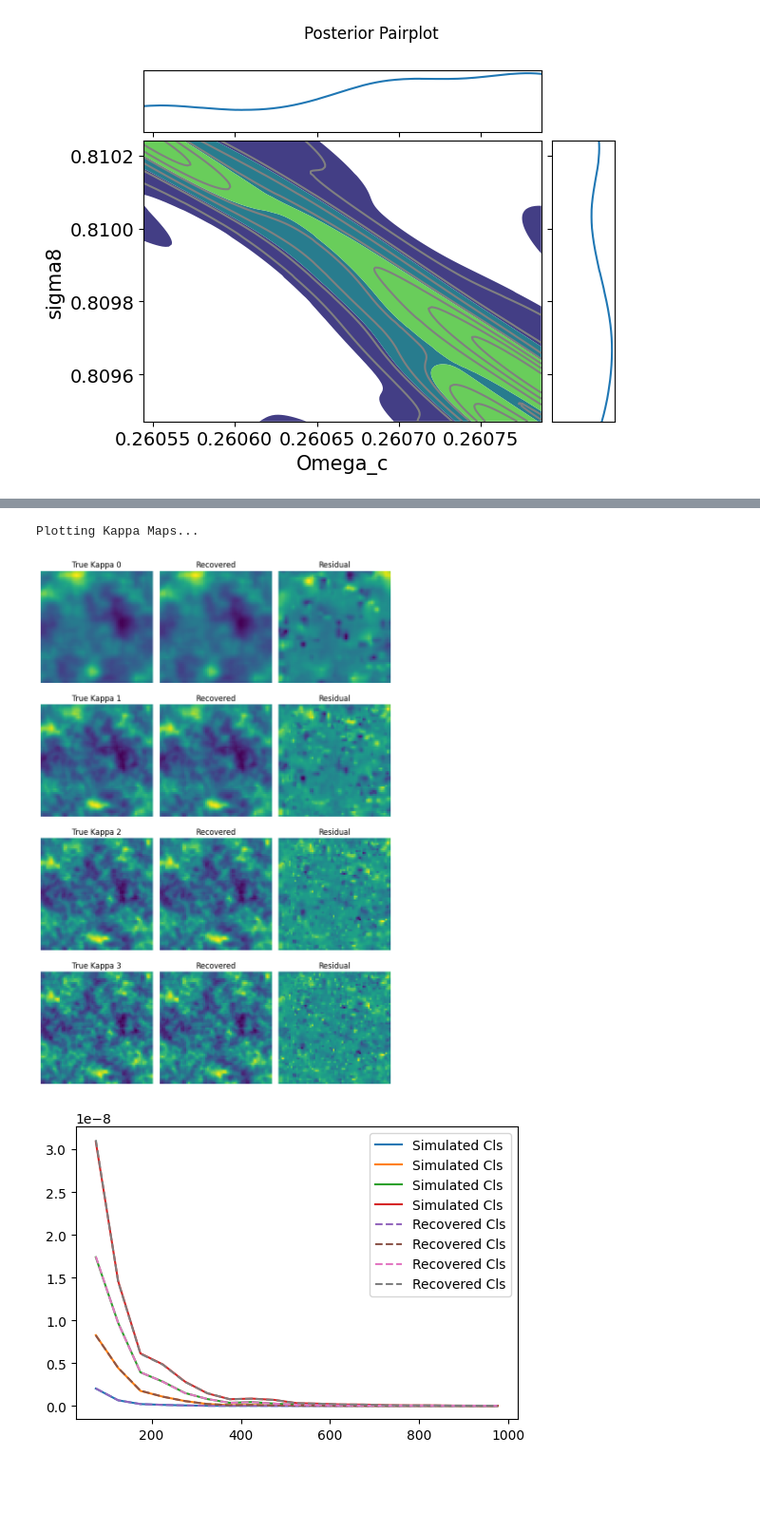
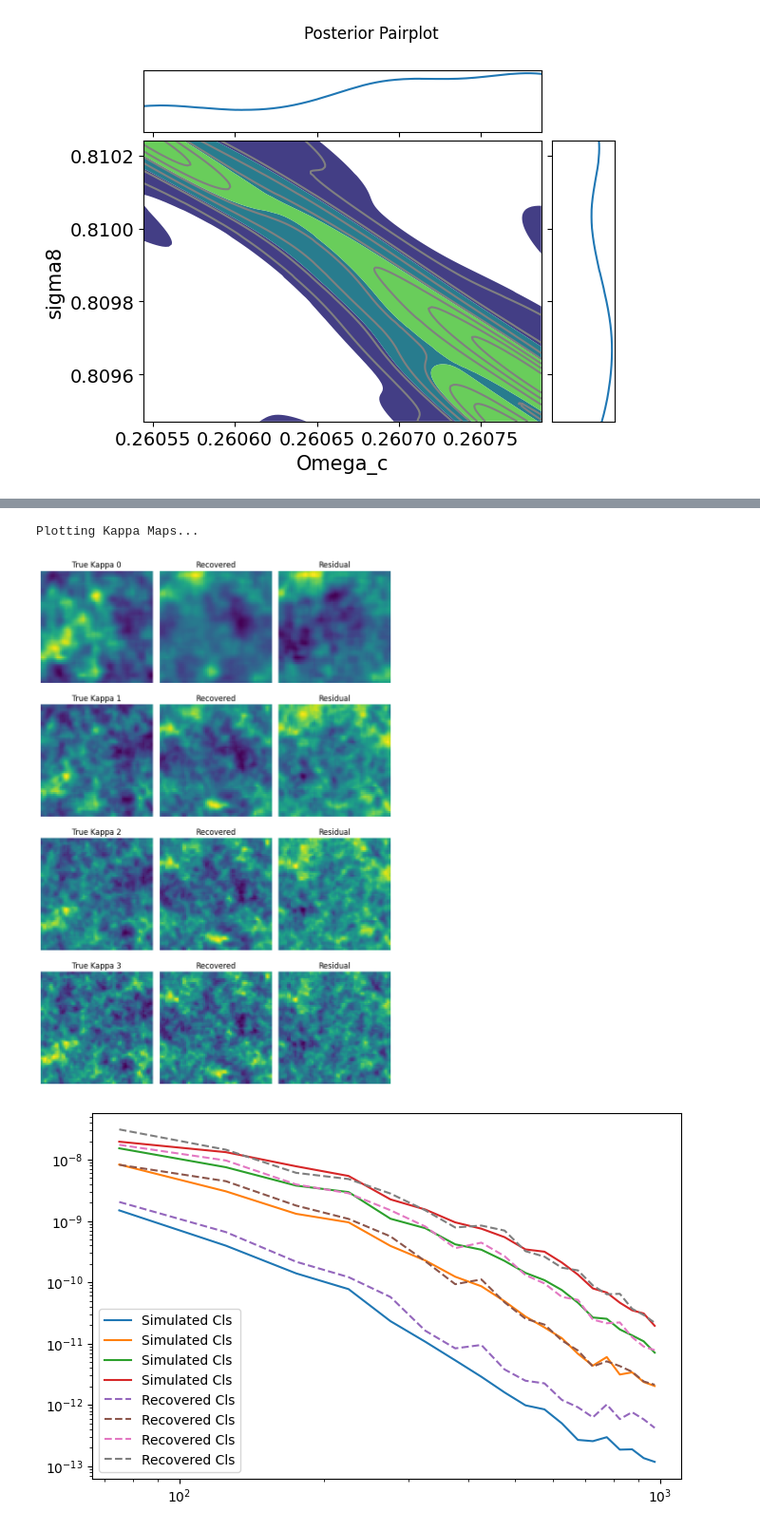
Before and after one commit to ASKabalan/JaxPM-Paper, a Jupyter notebook: notebooks/03-lensing_model.ipynb, the cells around one changed output, grey strips where cells are left out. Shown at 95% size. Saved outputs shown, nothing was run; the diff lists cells and outputs as text; code cells hidden in the pictures; blank space fills up the shorter version.

```diff
--- a/notebooks/03-lensing_model.ipynb
+++ b/notebooks/03-lensing_model.ipynb
@@ -35,6 +42,6 @@ sharding = NamedSharding(mesh, P("x", "y"))
 # %%
-box_shape = (64, 64, 256)
-box_size = [400.0, 400.0, 4000.0]
+box_shape = (64, 64, 128)
+box_size = [800.0, 800.0, 4000.0]
 field_size = 9.6  # transverse size in degrees
 field_npix = 64  # number of pixels per side
 density_plane_width = 100
@@ -42,7 +49,7 @@ density_plane_npix = 64  # updated number of pixels for density plane
 density_plane_smoothing = 0.1
 t0 = 0.1
 t1 = 1.0
-dt0 = 0.02
+dt0 = 0.05
 # Define the fiducial cosmology
 cosmo = Planck18()
 # %%
@@ -83,8 +90,7 @@ plt.show()
 Pixel size in arcmin:  9.0
 [figure]
 # %%
-forward_model = jax.jit(
-    make_full_field_model(
+forward_model = make_full_field_model(
         field_size=field_size,
         field_npix=field_npix,
         box_shape=box_shape,
@@ -92,14 +98,14 @@ forward_model = jax.jit(
         density_plane_width=density_plane_width,
         density_plane_npix=density_plane_npix,
         density_plane_smoothing=density_plane_smoothing,
-        adjoint=RecursiveCheckpointAdjoint(checkpoints=100),
+        adjoint=RecursiveCheckpointAdjoint(checkpoints=None),
         t0=t0,
         t1=t1,
         dt0=dt0,
         max_redshift=max_redshift,
         sharding=sharding,
+        halo_size=0 if sharding is None else box_shape[0] // 8,
     )
-)
 # %%
 initial_conditions = normal_field(jax.random.key(0) , box_shape , sharding=sharding)
 kappas, lc , ic = forward_model(cosmo, nz_shear, initial_conditions)
@@ -214,7 +259,8 @@ config = Configurations(
     t1=t1,
     dt0=dt0,
     max_redshift=max_redshift,
-    sharding=sharding
+    sharding=sharding,
+    halo_size=box_shape[0] // 8,
 )
 
 full_field_basemodel = full_field_probmodel(config)
@@ -347,15 +396,19 @@ inferred_cosmo = Planck18(
     sigma8=samples["sigma8"].mean(),
 )
 
+saved_initial_conditions = samples["initial_conditions"].mean(axis=0)
+if sharding is not None:
+    # Ensure the initial conditions are sharded correctly
+    saved_initial_conditions = jax.lax.with_sharding_constraint(saved_initial_conditions, sharding)
 recovered_kappas , _ , _ = forward_model(
-    inferred_cosmo, nz_shear, samples["initial_conditions"].mean(axis=0)
+    inferred_cosmo, nz_shear, saved_initial_conditions
 )
 # %%
 # Plot kappa maps (each redshift bin)
 kappa_keys = [f"kappa_{i}" for i in range(nbins)]
+true_kappas = {key: model_trace[key]["fn"].mean for key in kappa_keys}
 print("Plotting Kappa Maps...")
 
-true_kappas = {key: model_trace[key]["fn"].mean for key in kappa_keys}
 
 fig, axes = plt.subplots(nbins, 3, figsize=(8, 3 * nbins))
 
@@ -381,19 +434,23 @@ plt.tight_layout()
 plt.show()
 # %% [output]
 Plotting Kappa Maps...
-[figure, old version]
+[figure, new version]
 # %%
 from lenstools import ConvergenceMap
 import astropy.units as u
+
+ell = jnp.linspace(50, 1000, 20)
+
+
 k = 0.5 * (ell[1:] + ell[:-1])
 
 simu_auto_cl = [ConvergenceMap(list(true_kappas.values())[idx], angle=field_size*u.deg).powerSpectrum(ell)[1] for idx in range(nbins)]
 recovered_kappa = [ConvergenceMap(recovered_kappas[idx], angle=field_size*u.deg).powerSpectrum(ell)[1] for idx in range(nbins)]
-plt.figure(figsize=(6, 4))
-plt.plot(k , np.array(simu_auto_cl).T, label="Simulated Cls")
-plt.plot(k , np.array(recovered_kappa).T, label="Recovered Cls", linestyle='--')
+plt.figure(figsize=(8, 5))
+plt.loglog(k , np.array(simu_auto_cl).T, label="Simulated Cls")
+plt.loglog(k , np.array(recovered_kappa).T, label="Recovered Cls", linestyle='--')
 plt.legend()
 
 plt.show()
 # %% [output]
-[figure, old version]
+[figure, new version]
```
Also changed, not shown: parts of 15 cells of this notebook, 1 other file.
